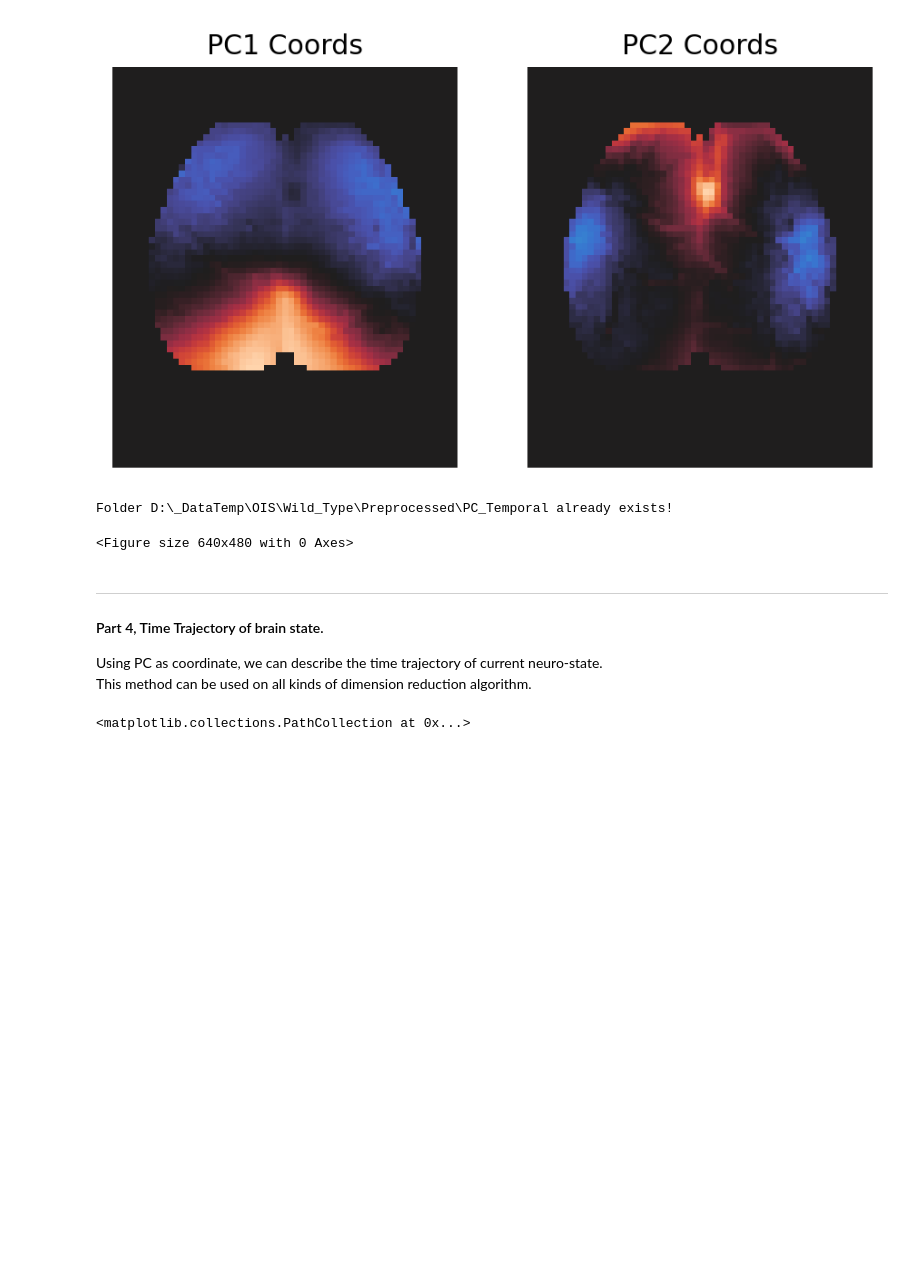
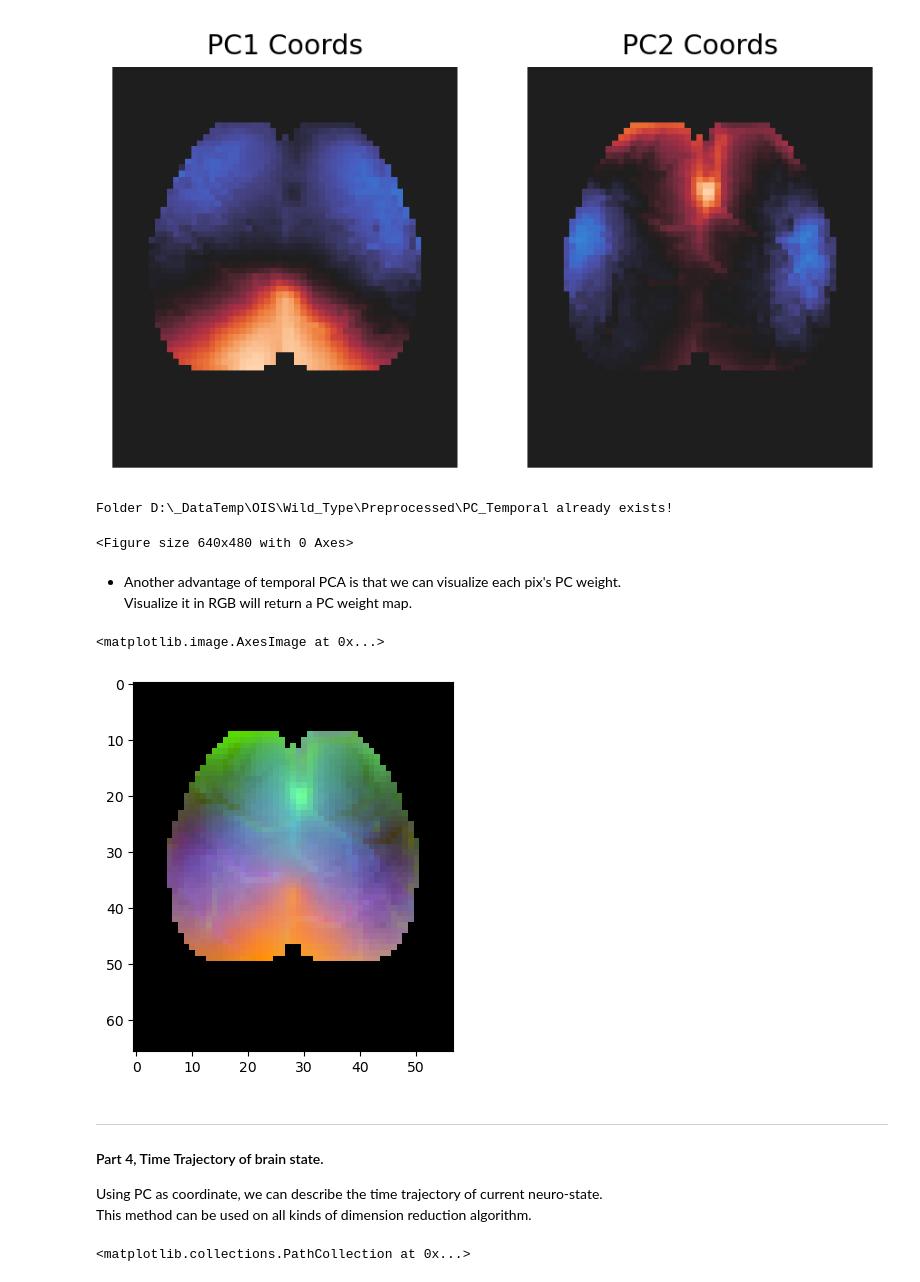
Before and after one commit to adolescent/Lulab_OI_Infrastructure, a Jupyter notebook: Tutorial/FC_Analysis_Demo/Part3_Pattern_Recognition/P3A1_PCA.ipynb, the cells around one changed output. Saved outputs shown, nothing was run; the diff lists cells and outputs as text; code cells hidden in the pictures; blank space fills up the shorter version.

```diff
--- a/Tutorial/FC_Analysis_Demo/Part3_Pattern_Recognition/P3A1_PCA.ipynb
+++ b/Tutorial/FC_Analysis_Demo/Part3_Pattern_Recognition/P3A1_PCA.ipynb
@@ -240,6 +240,19 @@ for i in tqdm(range(len(PC_Comp_raw_t))):
 # %% [output]
 Folder D:\_DataTemp\OIS\Wild_Type\Preprocessed\PC_Temporal already exists!
 <Figure size 640x480 with 0 Axes>
+# %% [markdown]
+- Another advantage of temporal PCA is that we can visualize each pix's PC weight.
+Visualize it in RGB will return a PC weight map.
+# %%
+colors = (coords_raw_t[:,:3]/abs(coords_raw_t[:,:3]).max(0)+1)/2
+# colors = coords_raw_t[:,:3]
+img = np.array([on_mask,on_mask,on_mask]).transpose(1,2,0).astype('f8')
+img[on_mask==True,:] = colors
+plt.imshow((img*255).astype('u1'))
+# plt.imshow((img))
+# %% [output]
+<matplotlib.image.AxesImage at 0x...>
+[figure, added]
 # %% [markdown]
 ____
 #### Part 4, Time Trajectory of brain state.
```
Also changed, not shown: parts of 1 cell of this notebook, 3 other files.
